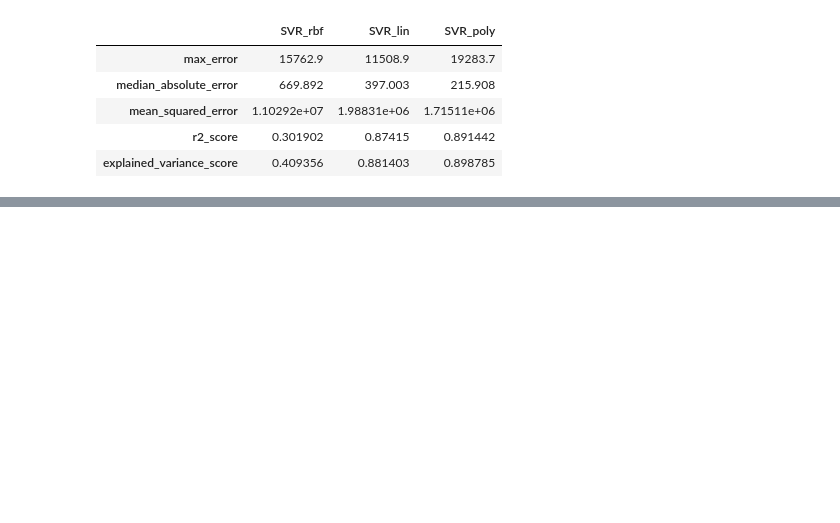
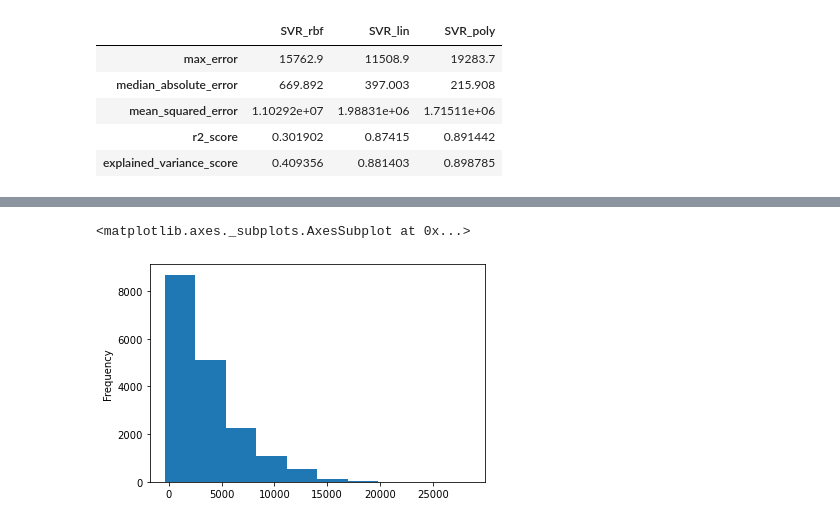
Before and after one commit to boranova/Diamond-Prices-Machine-Learning, a Jupyter notebook: SVM_v.ipynb, the cells around one changed output, grey strips where cells are left out. Cells and saved outputs as stored; diff of their text form; code cells hidden in the pictures; blank space fills up the shorter version.

Commit message:
with more graphs for metrics

```diff
--- a/SVM_v.ipynb
+++ b/SVM_v.ipynb
@@ -74,3 +77,8 @@ results
 | mean_squared_error | 1.10292e+07 | 1.98831e+06 | 1.71511e+06 |
 | r2_score | 0.301902 | 0.87415 | 0.891442 |
 | explained_variance_score | 0.409356 | 0.881403 | 0.898785 |
+# %%
+svr_df = pd.DataFrame({'y_test' : y_test,
+                                  'y_pred': y_pred_poly})
+
+svr_df.hvplot.table()
@@ -76,0 +99,5 @@ results
+# %%
+svr_df['y_pred'].plot.hist(bins = 10)
+# %% [output]
+<matplotlib.axes._subplots.AxesSubplot at 0x...>
+[figure, added]
```
Also changed, not shown: parts of 8 cells of this notebook, 2 other files.
